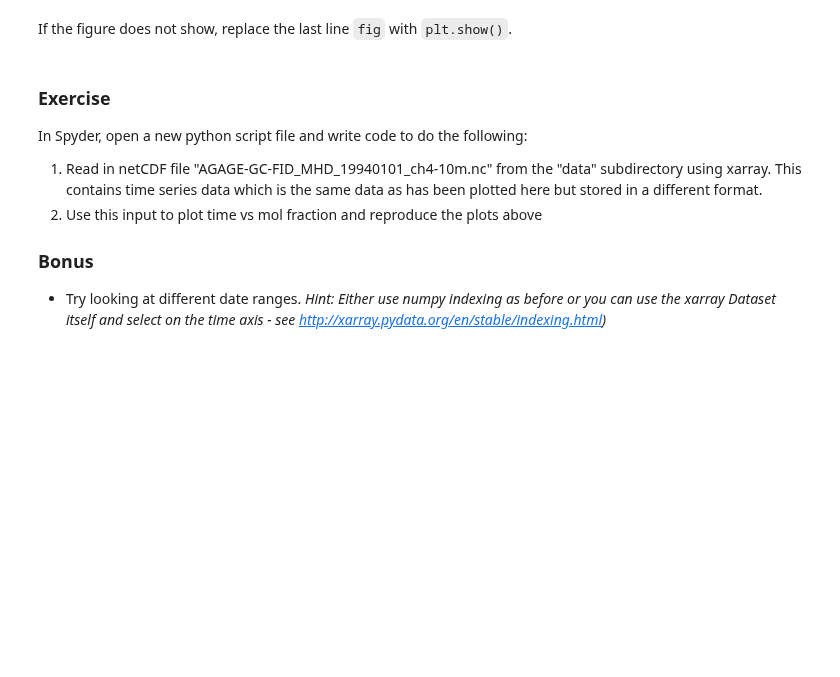
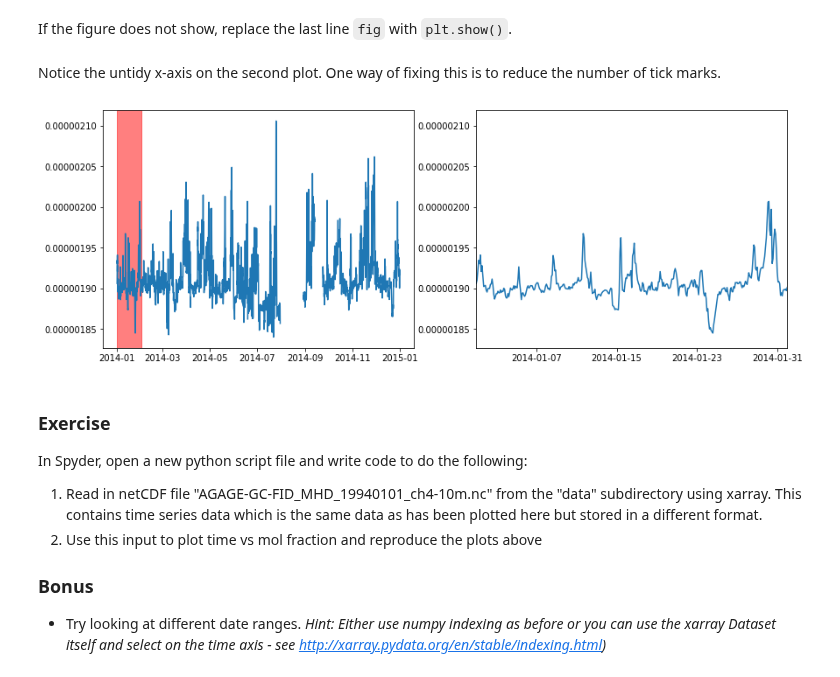
Before and after one commit to rt17603/acrg_tutorial, a Jupyter notebook: plotting.ipynb, the cells around one changed output. Cells and saved outputs as stored; diff of their text form; code cells hidden in the pictures; blank space fills up the shorter version.

Commit message:
Alecia: Updated plotting section

```diff
--- a/plotting.ipynb
+++ b/plotting.ipynb
@@ -87,6 +87,14 @@ fig
 [figure]
 # %% [markdown]
 If the figure does not show, replace the last line `fig` with `plt.show()`.
+# %% [markdown]
+Notice the untidy x-axis on the second plot. One way of fixing this is to reduce the number of tick marks.
+# %%
+axs[1].xaxis.set_major_locator(plt.MaxNLocator(5))
+
+fig
+# %% [output]
+[figure, added]
 # %% [markdown]
 ### Exercise
 
```
Also changed, not shown: parts of 1 cell of this notebook.
